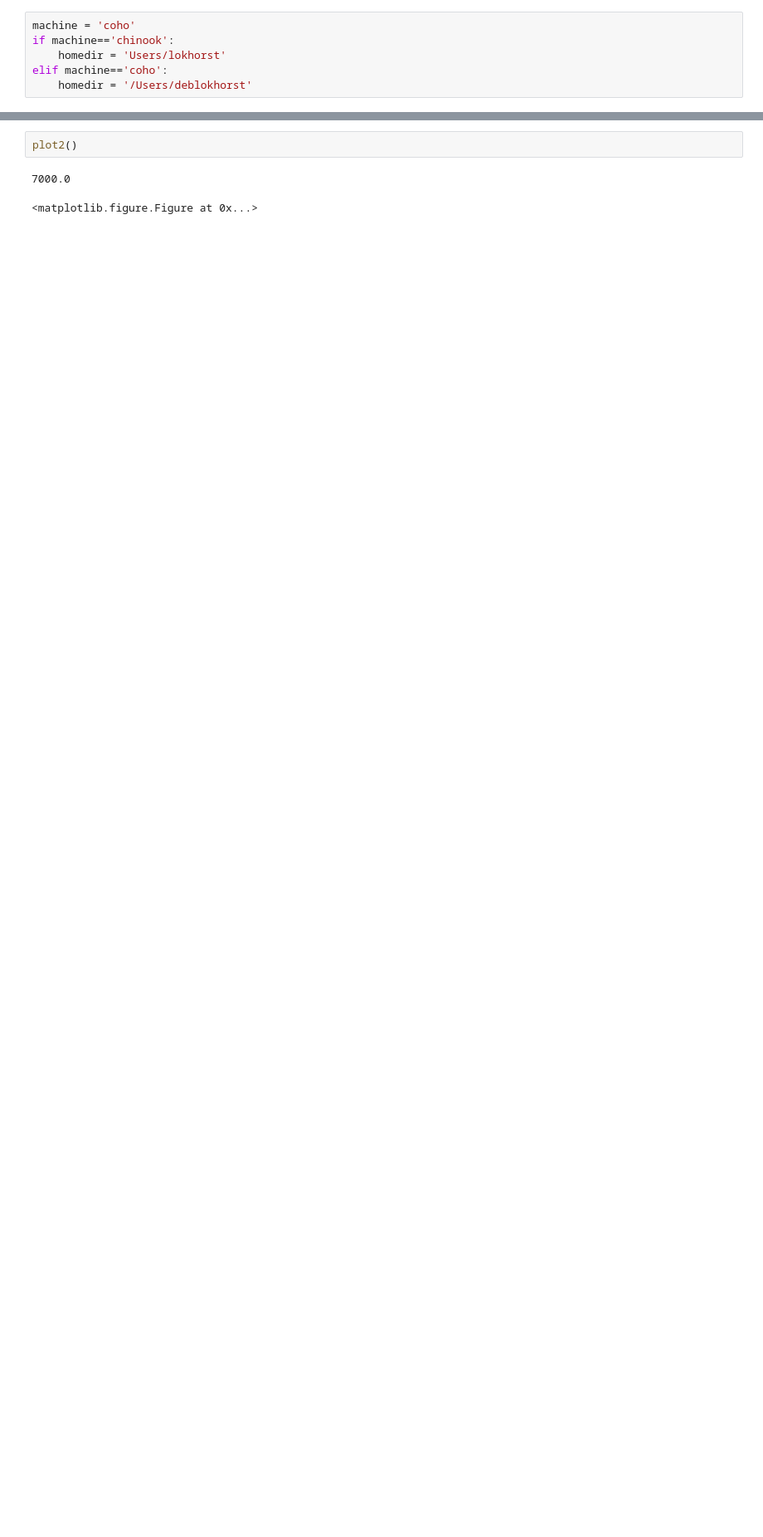
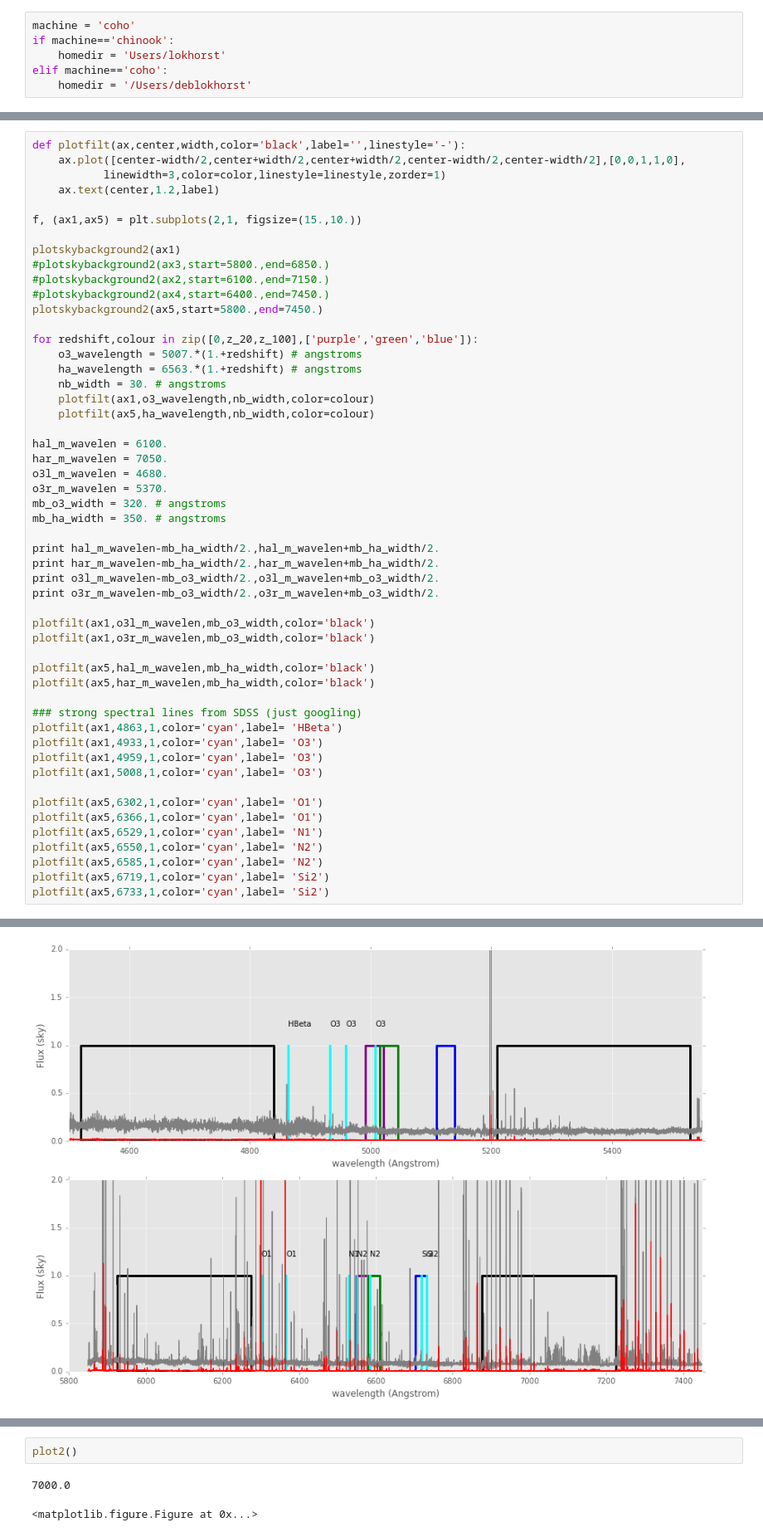
Before and after one commit to lokhorst/HalphaScripts, a Jupyter notebook: SDSS_and_skybackground.ipynb, the cells around one changed output, grey strips where cells are left out. Shown at 83% size. Drawn from its saved outputs; the diff is of its cells as text; blank space fills up the shorter version.

```diff
--- a/SDSS_and_skybackground.ipynb
+++ b/SDSS_and_skybackground.ipynb
@@ -179,0 +341,53 @@ def plot3():
+# %%
+def plotfilt(ax,center,width,color='black',label='',linestyle='-'):
+    ax.plot([center-width/2,center+width/2,center+width/2,center-width/2,center-width/2],[0,0,1,1,0],
+           linewidth=3,color=color,linestyle=linestyle,zorder=1)
+    ax.text(center,1.2,label)
+
+f, (ax1,ax5) = plt.subplots(2,1, figsize=(15.,10.))
+
+plotskybackground2(ax1)
+#plotskybackground2(ax3,start=5800.,end=6850.)
+#plotskybackground2(ax2,start=6100.,end=7150.)
+#plotskybackground2(ax4,start=6400.,end=7450.)
+plotskybackground2(ax5,start=5800.,end=7450.)
+
+for redshift,colour in zip([0,z_20,z_100],['purple','green','blue']):
+    o3_wavelength = 5007.*(1.+redshift) # angstroms
+    ha_wavelength = 6563.*(1.+redshift) # angstroms
+    nb_width = 30. # angstroms
+    plotfilt(ax1,o3_wavelength,nb_width,color=colour)
+    plotfilt(ax5,ha_wavelength,nb_width,color=colour)
+
+hal_m_wavelen = 6100.
+har_m_wavelen = 7050.
+o3l_m_wavelen = 4680.
+o3r_m_wavelen = 5370.
+mb_o3_width = 320. # angstroms
+mb_ha_width = 350. # angstroms
+
+print hal_m_wavelen-mb_ha_width/2.,hal_m_wavelen+mb_ha_width/2.
+print har_m_wavelen-mb_ha_width/2.,har_m_wavelen+mb_ha_width/2.
+print o3l_m_wavelen-mb_o3_width/2.,o3l_m_wavelen+mb_o3_width/2.
+print o3r_m_wavelen-mb_o3_width/2.,o3r_m_wavelen+mb_o3_width/2.
+
+plotfilt(ax1,o3l_m_wavelen,mb_o3_width,color='black')
+plotfilt(ax1,o3r_m_wavelen,mb_o3_width,color='black')
+
+plotfilt(ax5,hal_m_wavelen,mb_ha_width,color='black')
+plotfilt(ax5,har_m_wavelen,mb_ha_width,color='black')
+
+### strong spectral lines from SDSS (just googling)
+plotfilt(ax1,4863,1,color='cyan',label= 'HBeta')
+plotfilt(ax1,4933,1,color='cyan',label= 'O3')
+plotfilt(ax1,4959,1,color='cyan',label= 'O3')
+plotfilt(ax1,5008,1,color='cyan',label= 'O3')
+
+plotfilt(ax5,6302,1,color='cyan',label= 'O1')
+plotfilt(ax5,6366,1,color='cyan',label= 'O1')
+plotfilt(ax5,6529,1,color='cyan',label= 'N1')
+plotfilt(ax5,6550,1,color='cyan',label= 'N2')
+plotfilt(ax5,6585,1,color='cyan',label= 'N2')
+plotfilt(ax5,6719,1,color='cyan',label= 'Si2')
+plotfilt(ax5,6733,1,color='cyan',label= 'Si2')
+# %% [output]
@@ -180,3 +404,4 @@ def plot3():
+[figure, added]
 # %%
 plot1()
 # %% [output]
```
Also changed, not shown: parts of 11 cells of this notebook, 2 other files.
